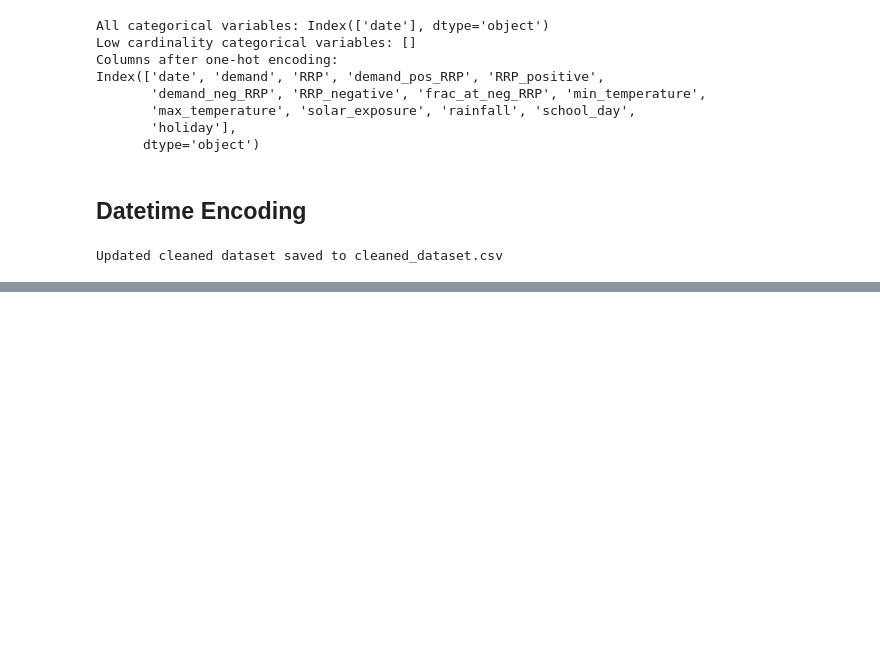
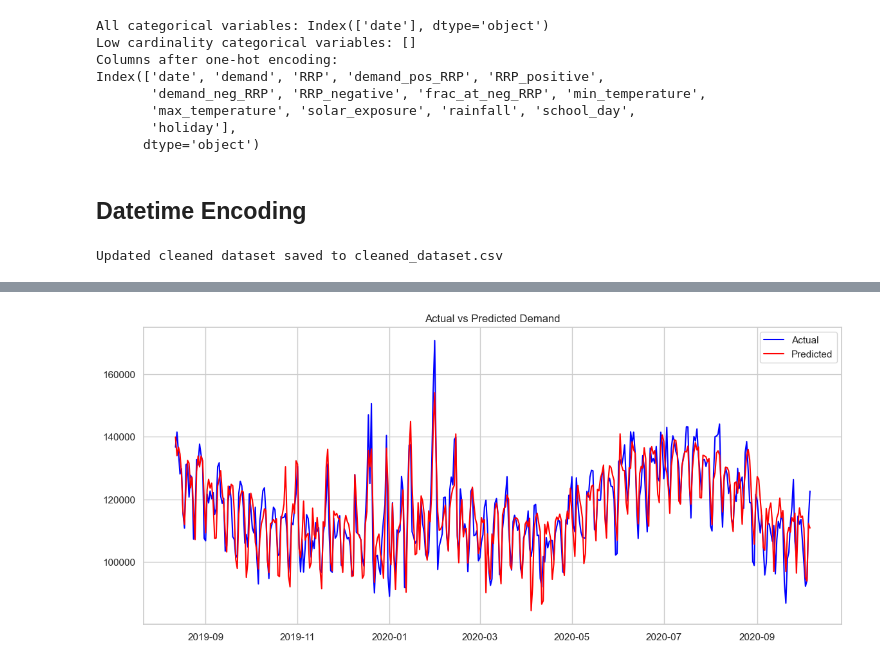
Before and after one commit to amalsalilan/Electricity_Demand-and_Price_ForecastingInfosys_Internship_Oct2025, a Jupyter notebook: main.ipynb, the cells around one changed output, grey strips where cells are left out. Cells and saved outputs as stored; diff of their text form; code cells hidden in the pictures; blank space fills up the shorter version.

```diff
--- a/main.ipynb
+++ b/main.ipynb
@@ -793,0 +1076,15 @@ df_cleaned[numeric_cols] = scaler.fit_transform(df_cleaned[numeric_cols])
+# %%
+import matplotlib.pyplot as plt
+
+
+# 📊 Plot Forecast vs Actual
+
+plt.figure(figsize=(14, 6))
+plt.plot(test_df['ds'], test_df['y'], label='Actual', color='blue')
+forecast_test = forecast[forecast['ds'].isin(test_df['ds'])]['yhat']
+plt.plot(test_df['ds'], forecast_test, label='Predicted', color='red')
+plt.title('Actual vs Predicted Demand')
+plt.legend()
+plt.show()
+# %% [output]
+[figure, added]
```
Also changed, not shown: parts of 8 cells of this notebook.
